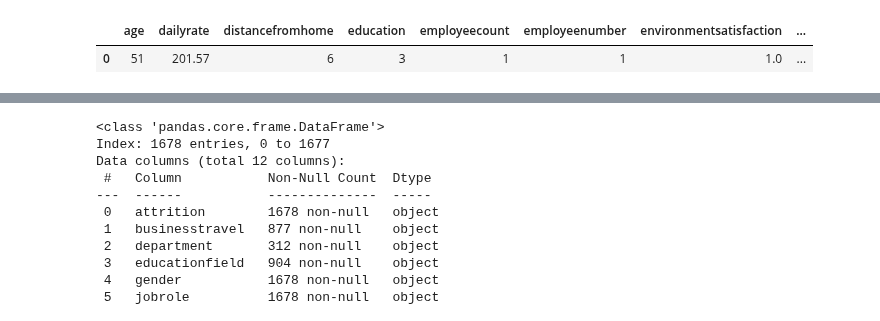
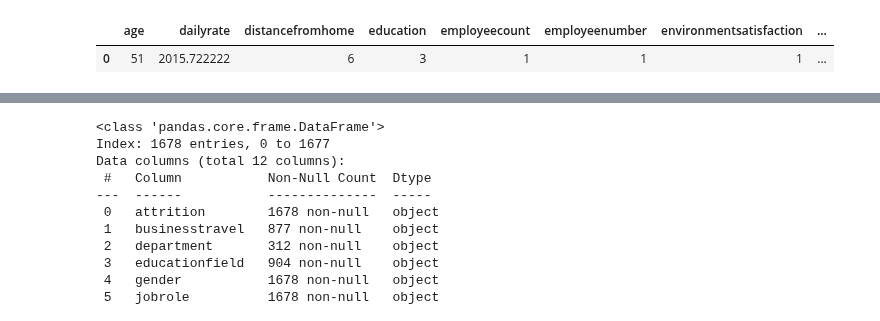
Before and after one commit to ArianaPapantonio/Final_project_module_3, a Jupyter notebook: CSV/columnas_eliminadas.ipynb, the cells around one changed output, grey strips where cells are left out. Cells and saved outputs as stored; diff of their text form; code cells hidden in the pictures.

```diff
--- a/CSV/columnas_eliminadas.ipynb
+++ b/CSV/columnas_eliminadas.ipynb
@@ -9,9 +7,9 @@ pd.set_option('display.max_columns', None)
 # %%
-df_numericos_limpio = pd.read_csv('numericos_limpio.csv', index_col=0)
+df_numericos_limpio = pd.read_csv('numericos_limpio_1.csv', index_col=0)
 df_numericos_limpio.head(1)
 # %% [output]
 |  | age | dailyrate | distancefromhome | education | employeecount | employeenumber | environmentsatisfaction | ... |
-| 0 | 51 | 201.57 | 6 | 3 | 1 | 1 | 1.0 | ... |
+| 0 | 51 | 2015.722222 | 6 | 3 | 1 | 1 | 1 | ... |
 # %%
 df_categoricos_limpio = pd.read_csv('categoricos_limpio.csv', index_col=0)
 df_categoricos_limpio.head(10)
```
Also changed, not shown: parts of 3 cells of this notebook, 16 other files.
